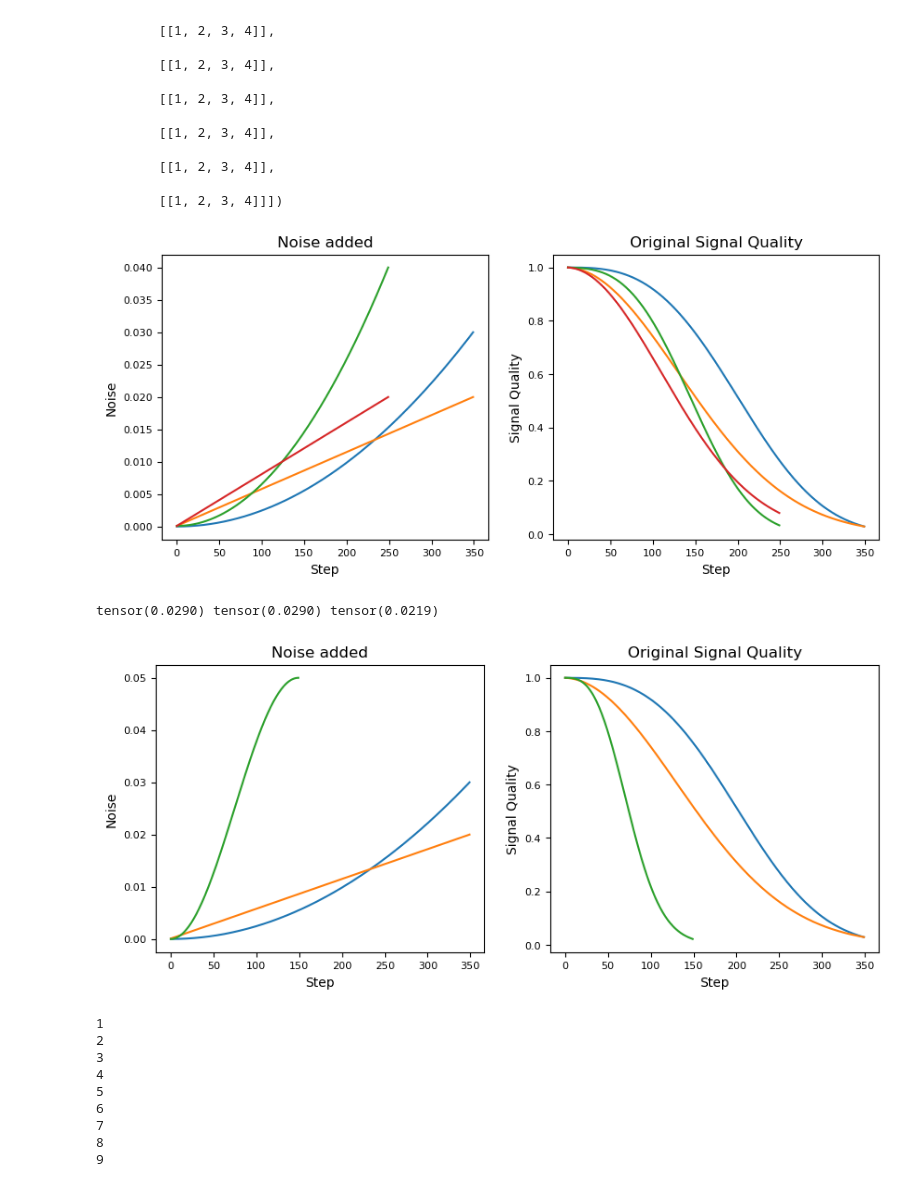
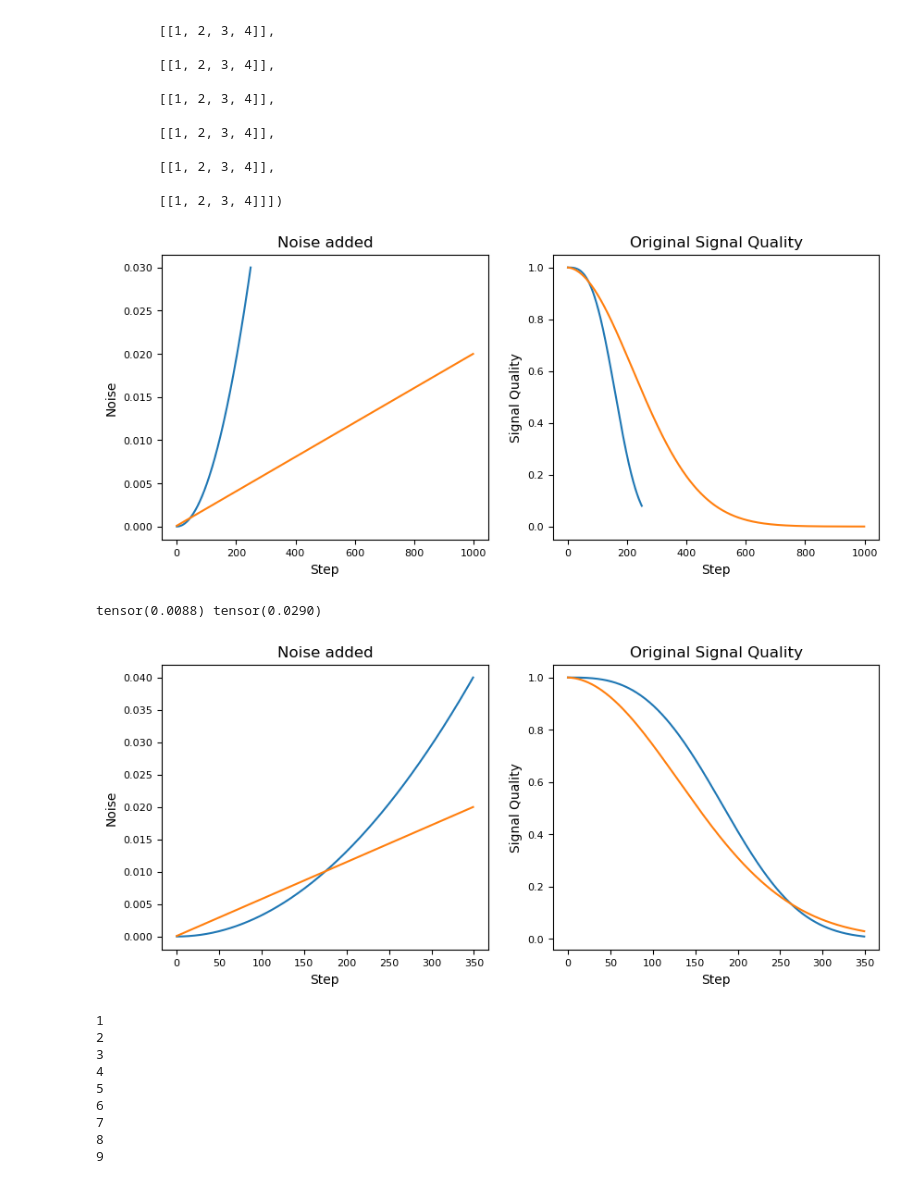
Before and after one commit to timowendner/AudioDiffusion, a Jupyter notebook: sinusoidal.ipynb, the cells around one changed output. Saved outputs shown, nothing was run; the diff lists cells and outputs as text; code cells hidden in the pictures.

```diff
--- a/sinusoidal.ipynb
+++ b/sinusoidal.ipynb
@@ -88,7 +88,7 @@ torch.Size([10, 1, 4]) tensor([[[1, 2, 3, 4]],
 
         [[1, 2, 3, 4]]])
 # %%
-steps = 350
+steps = 250
 start = 0.00001
 end = 0.03
 
@@ -105,53 +105,53 @@ test = torch.linspace(start, end, steps)
 
 fig, axs = plt.subplots(1,2, figsize=(10,4))
 axs[0].plot(beta)
-axs[0].plot(beta2)
+# axs[0].plot(beta2)
 axs[0].set_title('Noise added')
 axs[0].set_xlabel('Step')
 axs[0].set_ylabel('Noise')
 axs[0].tick_params(axis='both', which='major', labelsize=8)
 axs[1].plot(alpha_hat)
-axs[1].plot(alpha_hat2)
+# axs[1].plot(alpha_hat2)
 axs[1].set_title('Original Signal Quality')
 axs[1].set_xlabel('Step')
 axs[1].set_ylabel('Signal Quality')
 axs[1].tick_params(axis='both', which='major', labelsize=8)
 
-steps = 250
+steps = 1000
 start = 0.0001
 end = 0.04
 
 
 t = torch.linspace(0, 1, steps)
 beta = start + (end - start) * t **2#1 / (1 + np.e ** -(a/(end - start)*(t - start-1)))
 start = 0.0001
 end = 0.02
 beta2 = start + (end - start) * t
 
 alpha_hat = torch.cumprod(1 - beta, dim=0)
 alpha_hat2 = torch.cumprod(1 - beta2, dim=0)
 test = torch.linspace(start, end, steps)
 
-axs[0].plot(beta)
+# axs[0].plot(beta)
 axs[0].plot(beta2)
 axs[0].set_title('Noise added')
 axs[0].set_xlabel('Step')
 axs[0].set_ylabel('Noise')
 axs[0].tick_params(axis='both', which='major', labelsize=8)
-axs[1].plot(alpha_hat)
+# axs[1].plot(alpha_hat)
 axs[1].plot(alpha_hat2)
 axs[1].set_title('Original Signal Quality')
 axs[1].set_xlabel('Step')
 axs[1].set_ylabel('Signal Quality')
 axs[1].tick_params(axis='both', which='major', labelsize=8)
 # %% [output]
-[figure, old version]
+[figure, new version]
 # %%
 steps = 350
 
 
 start = 0.00001
-end = 0.03
+end = 0.04
 t = torch.linspace(0, 1, steps)
 beta = start + (end - start) * t **2#1 / (1 + np.e ** -(a/(end - start)*(t - start-1)))
 alpha_hat = torch.cumprod(1 - beta, dim=0)
@@ -164,30 +164,23 @@ alpha_hat2 = torch.cumprod(1 - beta2, dim=0)
 test = torch.linspace(start, end, steps)
 steps = 150
 
-start = 0.00001
-end = 0.05
-beta3 = start + (end - start) * (torch.cos(torch.linspace(1, 0, steps) * np.pi) / 2 + 0.5)
-alpha_hat3 = torch.cumprod(1 - beta3, dim=0)
-
 fig, axs = plt.subplots(1,2, figsize=(10,4))
 axs[0].plot(beta)
 axs[0].plot(beta2)
-axs[0].plot(beta3)
 axs[0].set_title('Noise added')
 axs[0].set_xlabel('Step')
 axs[0].set_ylabel('Noise')
 axs[0].tick_params(axis='both', which='major', labelsize=8)
 axs[1].plot(alpha_hat)
 axs[1].plot(alpha_hat2)
-axs[1].plot(alpha_hat3)
 axs[1].set_title('Original Signal Quality')
 axs[1].set_xlabel('Step')
 axs[1].set_ylabel('Signal Quality')
 axs[1].tick_params(axis='both', which='major', labelsize=8)
-print(alpha_hat[-1], alpha_hat2[-1], alpha_hat3[-1])
+print(alpha_hat[-1], alpha_hat2[-1])
 # %% [output]
-tensor(0.0290) tensor(0.0290) tensor(0.0219)
+tensor(0.0088) tensor(0.0290)
-[figure, old version]
+[figure, new version]
 # %%
 import itertools
 from itertools import chain, repeat, count
```
